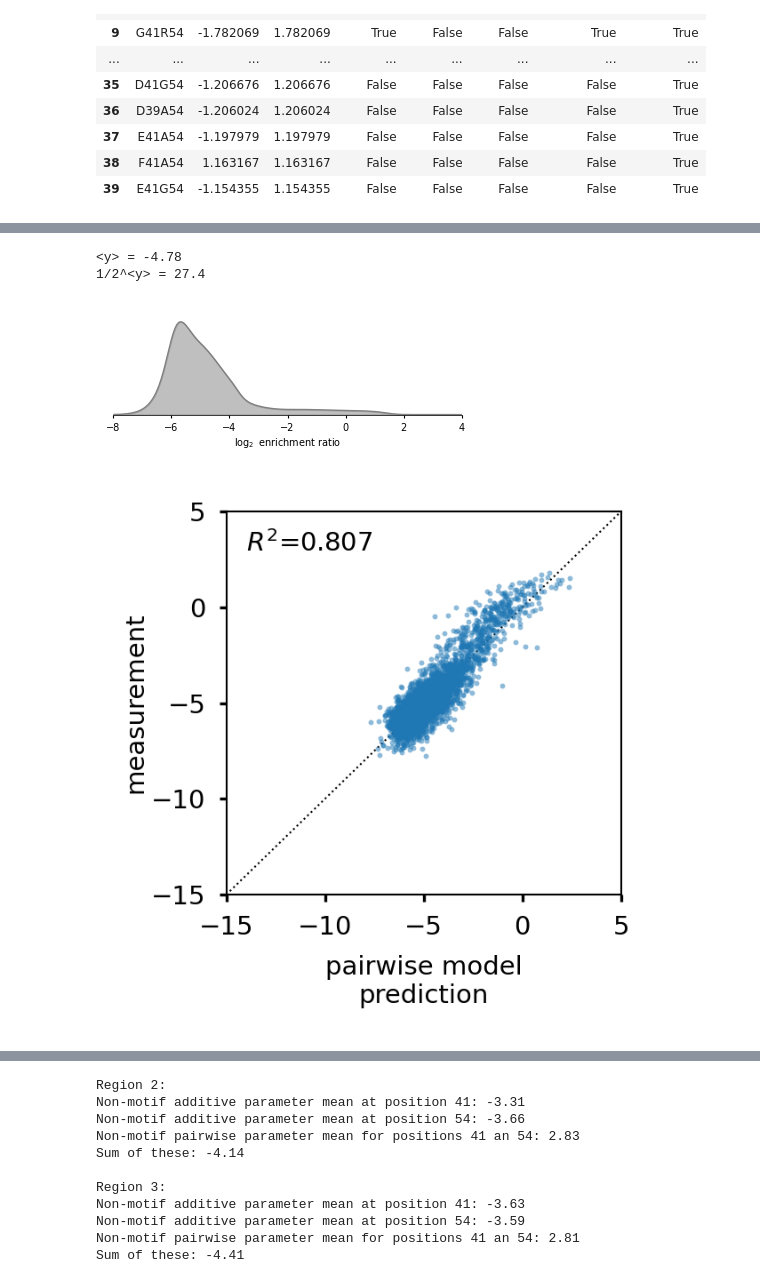
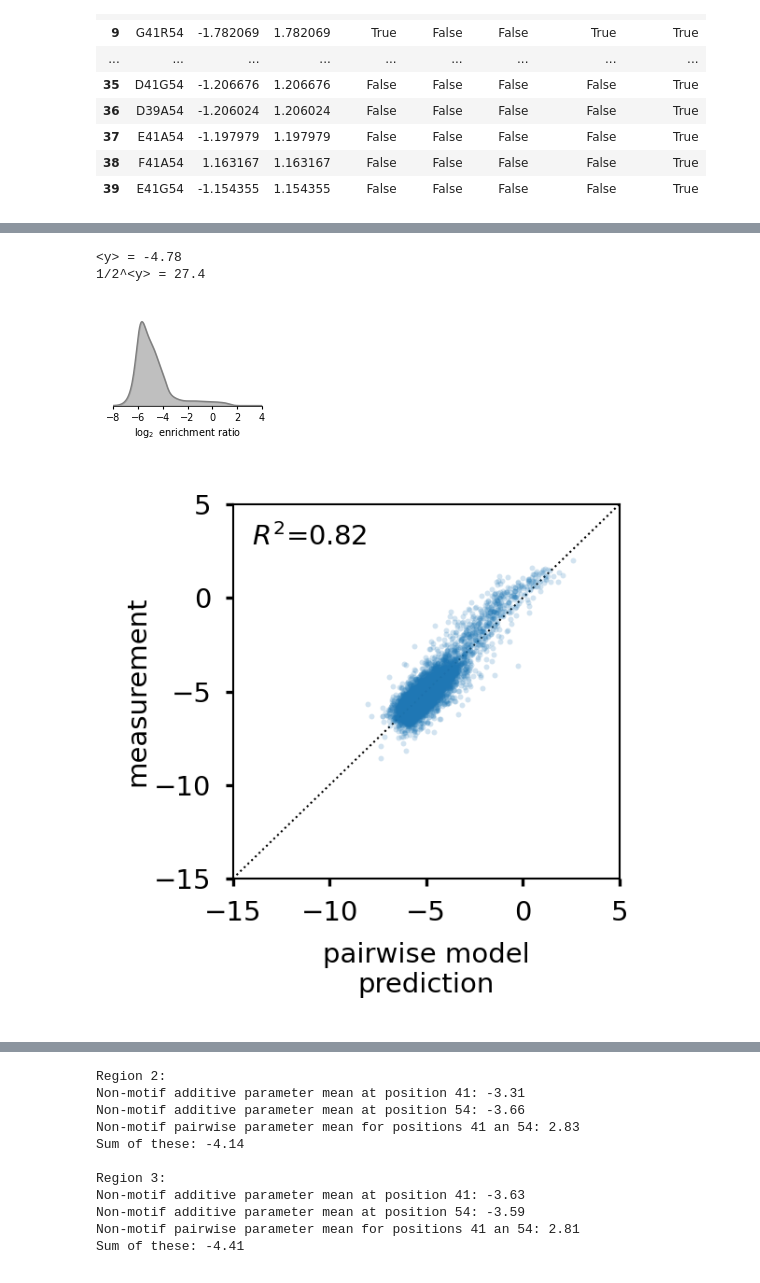
Before and after one commit to jbkinney/23_posfai, a Jupyter notebook: paper1/scripts/fig_1.4_1.5_gb1.ipynb, the cells around one changed output, grey strips where cells are left out. Cells and saved outputs as stored; diff of their text form; code cells hidden in the pictures.

Commit message:
Revised Fig. 4 o panels of paper1 in paper1/output/fig1.4_*.pdf. included revision in paper1/sccripts/fig1.4_1.5_gb1.ipynb

```diff
--- a/paper1/scripts/fig_1.4_1.5_gb1.ipynb
+++ b/paper1/scripts/fig_1.4_1.5_gb1.ipynb
@@ -463,40 +442,40 @@ print(f'<y> = {y_vals.mean():.2f}')
 print(f'1/2^<y> = {2**(-y_vals.mean()):.1f}')
 
 
-fig, ax = plt.subplots(1,1,figsize=[3.8,1.6])
+fig, ax = plt.subplots(1,1,figsize=[1.8,1.5])
 
 # Plot distribution
 x = y_density.grid
 
 # Plot measurements
 y = y_density.evaluate(x)
 ax.fill_between(x, y, alpha=.5, color='gray')
 ax.plot(x, y, color='gray', linewidth=1, label='y')
 
 #y = r_density.evaluate(x)
 #ax.plot(x, y, color='C1', linewidth=1, label='r')
 
 ax.set_ylim([0,.5])
 ax.set_xlim([-8, 3])
 ax.set_yticks([])
 ax.set_xticks([-8, -6, -4, -2, 0, 2, 4])
 ax.set_xlabel('$\log_2$ enrichment ratio', labelpad=2)
 for key, spine in ax.spines.items():
     if key != 'bottom':
         spine.set_visible(False)
 #ax.axvline(0, linewidth=.5, linestyle='-', color='k')
 #ax.axvline(y_vals.mean(), linewidth=.5, linestyle='--', color='k')
 #ax.legend()
 
 fig.tight_layout()
 fig.savefig(f'{out_dir}{fig_name}_B_ipynb.pdf')
 # %% [output]
 <y> = -4.78
 1/2^<y> = 27.4
-[figure, old version]
+[figure, new version]
 # %%
 # Plot model predictions vs. measurements
-fig, ax = plt.subplots(1,1,figsize=[1.9,1.9], dpi=300)
+fig, ax = plt.subplots(1,1,figsize=[1.8,1.8], dpi=300)
 
 # Get subset of sequences
 ix_sub = np.random.choice(len(data_df), size=5000, replace=False)
@@ -511,7 +490,7 @@ phi_sub = evaluate_pairwise_model(theta_dict_unfixed, x_ohe_sub).ravel()
 
 Rsq = np.corrcoef(phi_sub, y_sub)[0, 1]**2
 ax.scatter(phi_sub, y_sub, color='C0',
-           s=2, alpha=.5,
+           s=2, alpha=.2,
            linewidth=0,
            rasterized=True)
 lim = [-15, 5]
@@ -523,8 +502,8 @@ ax.set_xticks(ticks)
 ax.set_yticks(ticks)
 ax.set_xlabel('pairwise model\nprediction')
 ax.set_ylabel('measurement', labelpad=1)
-ax.text(x=-14, y=4, s=f'$R^2$={Rsq:.3}', ha='left', va='top');
+ax.text(x=-14, y=4, s=f'$R^2$={Rsq:.2}', ha='left', va='top');
 fig.tight_layout(pad=0)
-fig.savefig(f'{out_dir}{fig_name}_S1_ipynb.pdf')
+fig.savefig(f'{out_dir}{fig_name}_D_ipynb.pdf')
 # %% [output]
-[figure, old version]
+[figure, new version]
```
Also changed, not shown: parts of 12 cells of this notebook, 8 other files.
